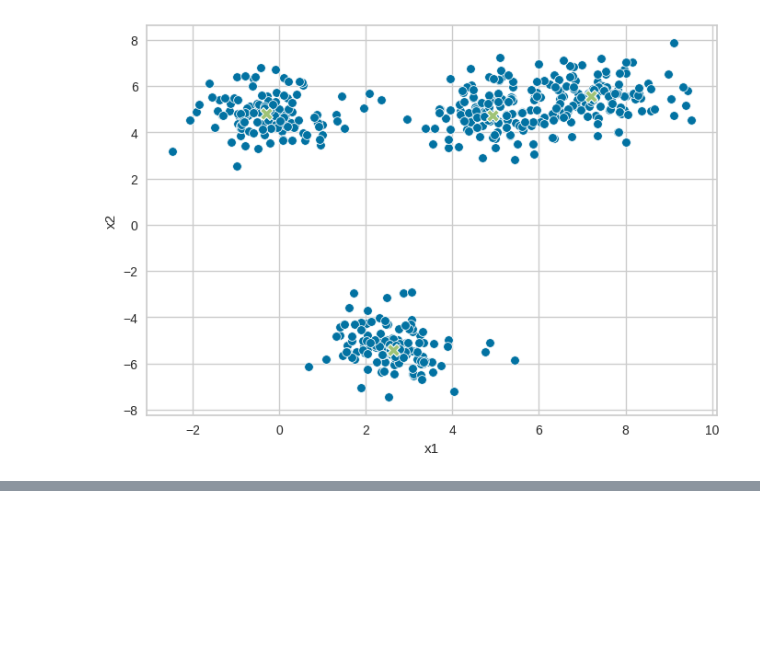
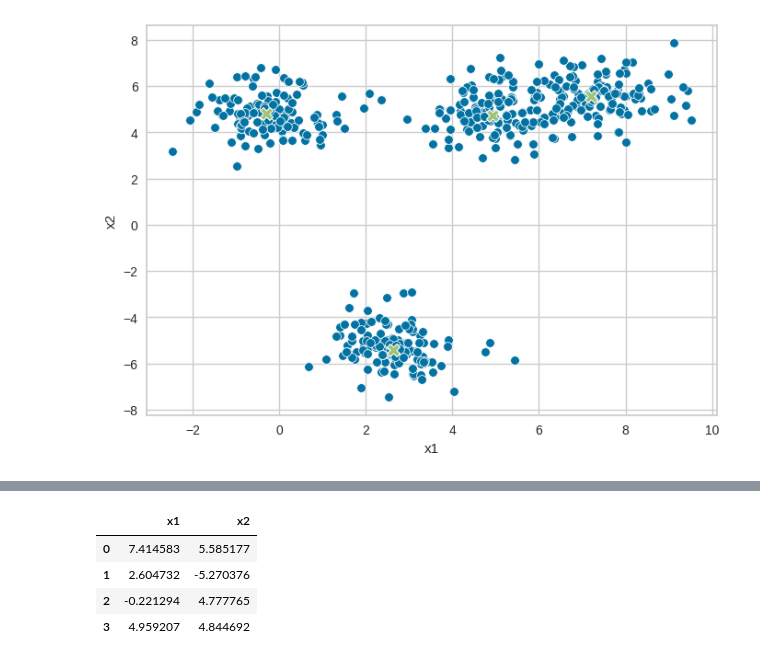
Before and after one commit to cesarmayta/BOOTCAMP_DSG1, a Jupyter notebook: dia2/16_clustering_kmeans.ipynb, the cells around one changed output, grey strips where cells are left out. Saved outputs shown, nothing was run; the diff lists cells and outputs as text; code cells hidden in the pictures; blank space fills up the shorter version.

```diff
--- a/dia2/16_clustering_kmeans.ipynb
+++ b/dia2/16_clustering_kmeans.ipynb
@@ -86,0 +128,15 @@ plt.show()
+# %%
+k_means_centers = kmeans.cluster_centers_
+df_k_means_center = pd.DataFrame(
+     {
+      'x1': k_means_centers[:,0],
+      'x2' :k_means_centers[:,1]
+     }
+)
+df_k_means_center
+# %% [output]
+|  | x1 | x2 |
+| 0 | 7.414583 | 5.585177 |
+| 1 | 2.604732 | -5.270376 |
+| 2 | -0.221294 | 4.777765 |
+| 3 | 4.959207 | 4.844692 |
```
Also changed, not shown: parts of 5 cells of this notebook.
